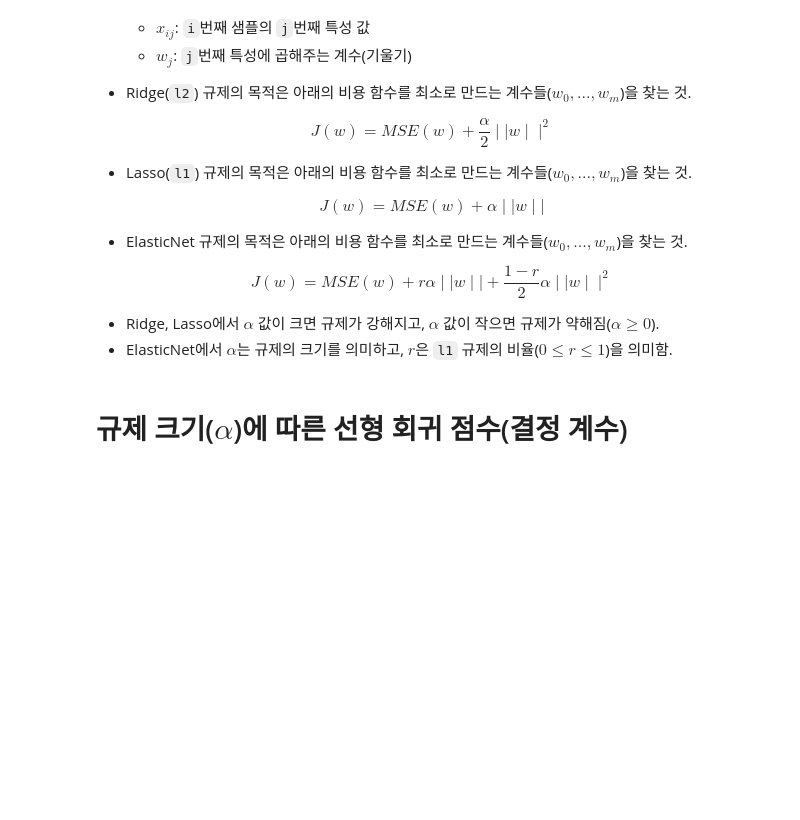
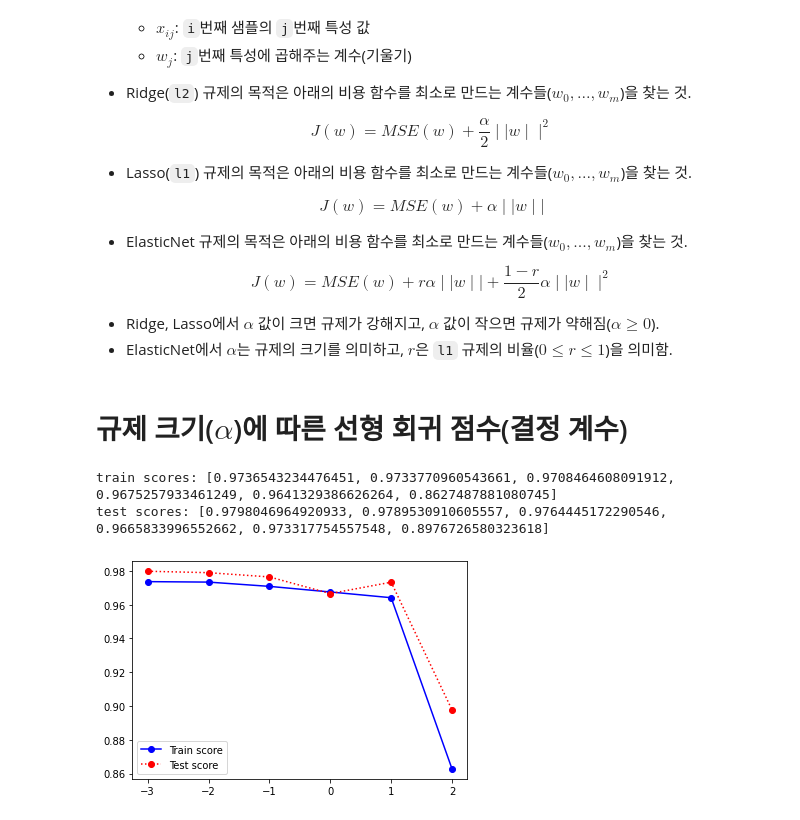
Before and after one commit to JakeOh/202105_itw_bd26, a Jupyter notebook: lab_ml/ml06_multiple_regression.ipynb, the cells around one changed output. Drawn from its saved outputs; the diff is of its cells as text; code cells hidden in the pictures; blank space fills up the shorter version.

```diff
--- a/lab_ml/ml06_multiple_regression.ipynb
+++ b/lab_ml/ml06_multiple_regression.ipynb
@@ -519,3 +519,52 @@ $$
 * ElasticNet에서 $\alpha$는 규제의 크기를 의미하고, $r$은 `l1` 규제의 비율($0 \le r \le 1$)을 의미함.
 # %% [markdown]
 # 규제 크기($ \alpha $)에 따른 선형 회귀 점수(결정 계수)
+# %%
+def visualize_r2_score(estimator, X_train, y_train, X_test, y_test):
+    train_scores = []  # alpha 값을 변화시키면서 계산한 훈련 셋의 결정 계수를 저장할 리스트
+    test_scores = []  # alpha 값을 변화시키면서 계산한 테스트 셋의 결정 계수를 저장할 리스트
+    alphas = [10**x for x in range(-3, 3)]  # alphas = [0.001, 0.01, 0.1, 1, 10,100]
+
+    for a in alphas: # 서로 다른 alpha들을 반복하면서
+        # 머신 러닝 모델 생성
+        poly = PolynomialFeatures(degree=5, include_bias=False)
+        scaler = StandardScaler()
+        if estimator == 'ridge':
+            reg = Ridge(alpha=a)
+        elif estimator == 'lasso':
+            reg = Lasso(alpha=a)
+        elif estimator == 'elastic':
+            reg = ElasticNet(alpha=a)
+        else:
+            raise ValueError('estimator는 "ridge", "lasso", "elastic" 이어야 함!')
+
+        model = Pipeline(steps=[('poly', poly),
+                                ('scaler', scaler),
+                                ('reg', reg)])
+
+        # 머신 러닝 모델 학습시킴.
+        model.fit(X_train, y_train)
+        # 훈련 셋 평가 점수(결정 계수)를 계산하고 리스트에 추가
+        train_pred = model.predict(X_train)
+        train_r2 = r2_score(y_train, train_pred)
+        train_scores.append(train_r2)
+        # 테스트 셋 평가 점수(결정 계수)를 계산하고 리슽에 추가
+        test_pred = model.predict(X_test)
+        test_r2 = r2_score(y_test, test_pred)
+        test_scores.append(test_r2)
+
+    # 훈련 점수와 테스트 점수 출력
+    print('train scores:', train_scores)
+    print('test scores:', test_scores)
+
+    # 시각화
+    plt.plot(np.log10(alphas), train_scores, 'bo-', label='Train score')
+    plt.plot(np.log10(alphas), test_scores, 'ro:', label='Test score')
+    plt.legend()
+    plt.show()
+# %%
+visualize_r2_score('ridge', X_train, y_train, X_test, y_test)
+# %% [output]
+train scores: [0.9736543234476451, 0.9733770960543661, 0.9708464608091912, 0.9675257933461249, 0.9641329386626264, 0.8627487881080745]
+test scores: [0.9798046964920933, 0.9789530910605557, 0.9764445172290546, 0.9665833996552662, 0.973317754557548, 0.8976726580323618]
+[figure, added]
```
Also changed, not shown: parts of 3 cells of this notebook.
